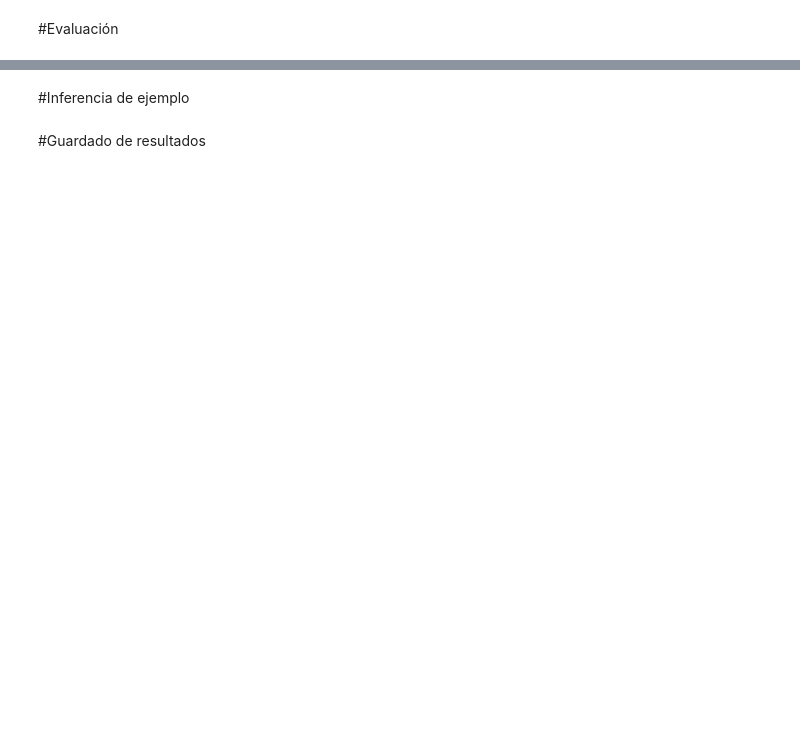
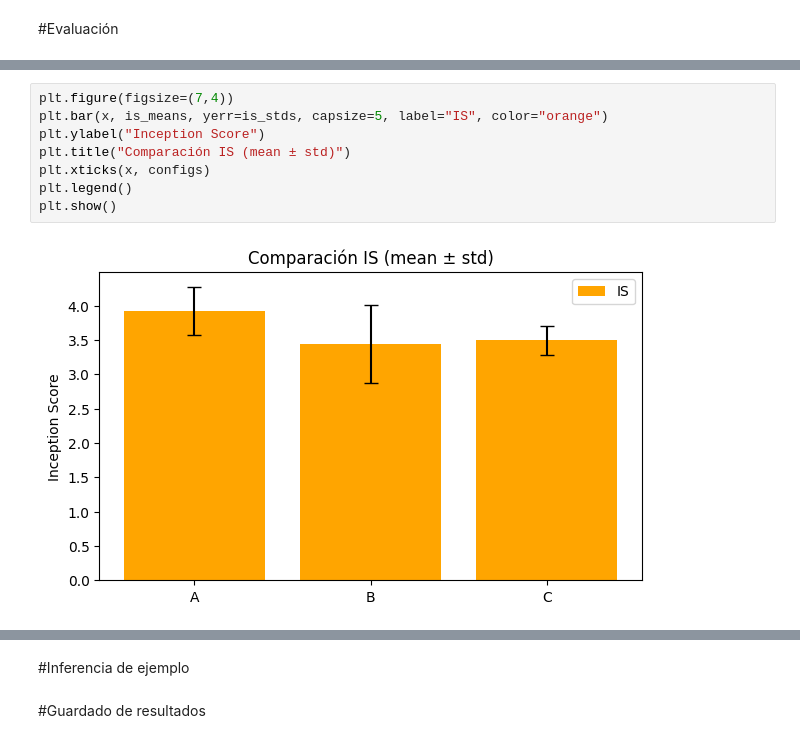
Before and after one commit to eviediaz/GAN_Experiment, a Jupyter notebook: DiazQuevedoEvieNataly_DeepLearning_GAN.ipynb, the cells around one changed output, grey strips where cells are left out. Drawn from its saved outputs; the diff is of its cells as text; blank space fills up the shorter version.

```diff
--- a/DiazQuevedoEvieNataly_DeepLearning_GAN.ipynb
+++ b/DiazQuevedoEvieNataly_DeepLearning_GAN.ipynb
@@ -32,0 +532,10 @@ GANs
+# %%
+plt.figure(figsize=(7,4))
+plt.bar(x, is_means, yerr=is_stds, capsize=5, label="IS", color="orange")
+plt.ylabel("Inception Score")
+plt.title("Comparación IS (mean ± std)")
+plt.xticks(x, configs)
+plt.legend()
+plt.show()
+# %% [output]
+[figure, added]
```
Also changed, not shown: parts of 26 cells of this notebook.
